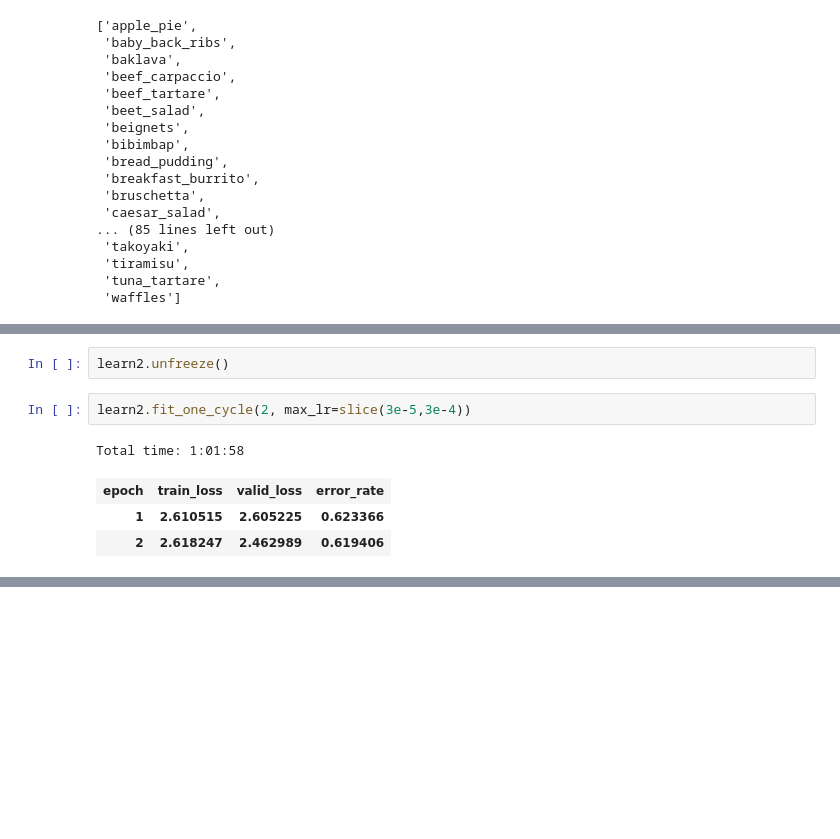
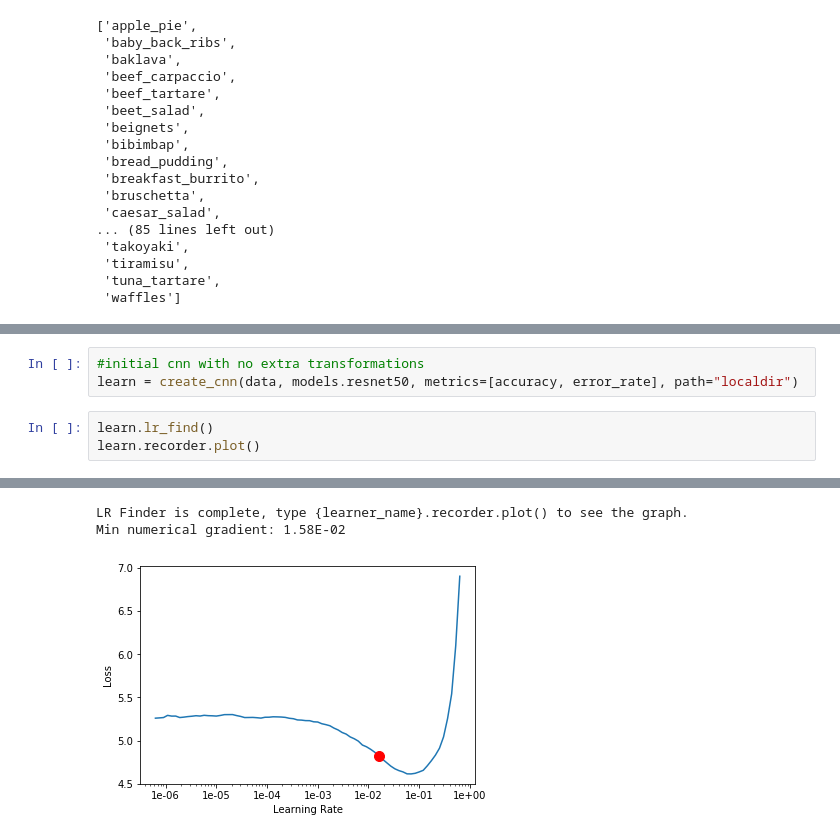
Before and after one commit to amccarthy13/jupyter-notebook, a Jupyter notebook: Food-101.ipynb, the cells around one changed output, grey strips where cells are left out. Drawn from its saved outputs; the diff is of its cells as text; blank space fills up the shorter version.

```diff
--- a/Food-101.ipynb
+++ b/Food-101.ipynb
@@ -135,9 +60,7 @@ HBox(children=(VBox(children=(Image(value=b'\xff\xd8\xff\xe0\x00\x10JFIF\x00\x01
-# %%
-learn2.unfreeze()
-# %%
-learn2.fit_one_cycle(2, max_lr=slice(3e-5,3e-4))
-# %% [output]
-Total time: 1:01:58
-| epoch | train_loss | valid_loss | error_rate |
-| 1 | 2.610515 | 2.605225 | 0.623366 |
-| 2 | 2.618247 | 2.462989 | 0.619406 |
+# %%
+#initial cnn with no extra transformations
+learn = create_cnn(data, models.resnet50, metrics=[accuracy, error_rate], path="localdir")
+# %%
+learn.lr_find()
+learn.recorder.plot()
+# %% [output]
@@ -143,0 +68,3 @@ Total time: 1:01:58
+LR Finder is complete, type {learner_name}.recorder.plot() to see the graph.
+Min numerical gradient: 1.58E-02
+[figure, added]
```
Also changed, not shown: parts of 57 cells of this notebook.
